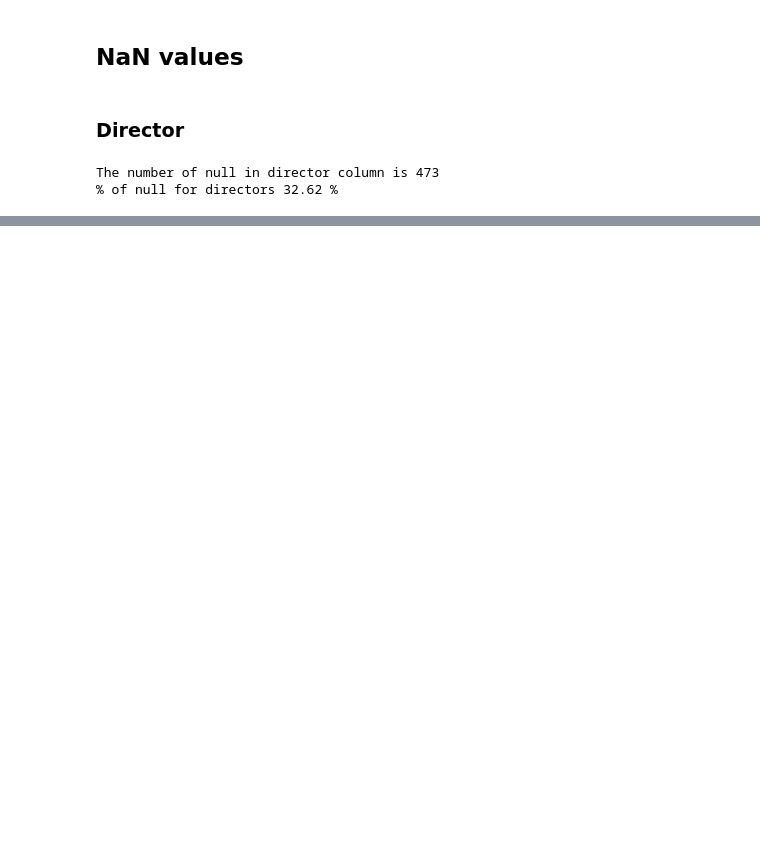
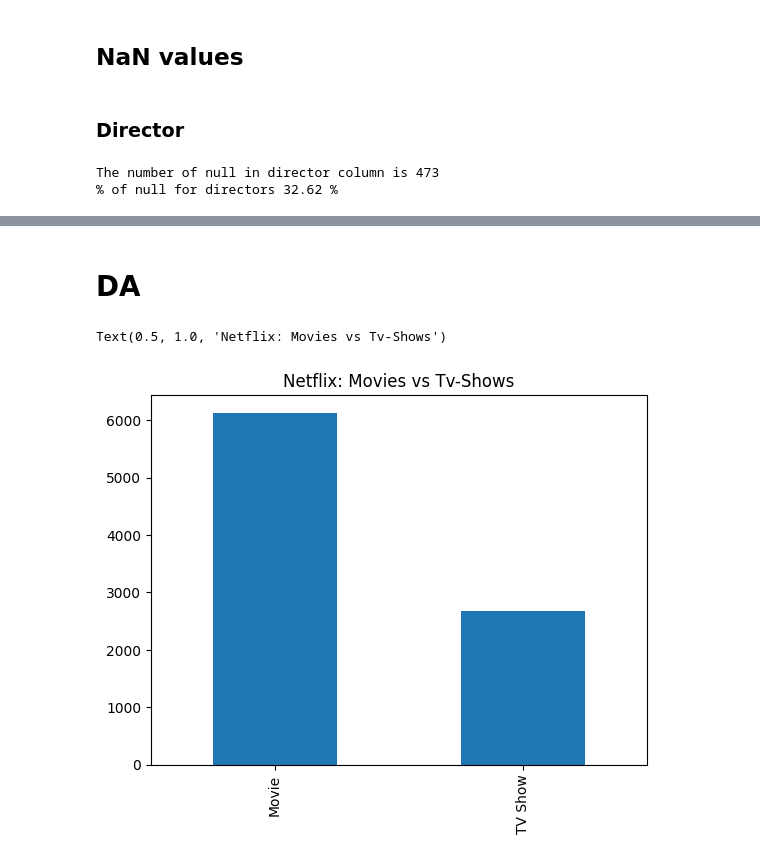
Before and after one commit to NQuiros12/rockingdata, a Jupyter notebook: code/main.ipynb, the cells around one changed output, grey strips where cells are left out. Cells and saved outputs as stored; diff of their text form; code cells hidden in the pictures; blank space fills up the shorter version.

```diff
--- a/code/main.ipynb
+++ b/code/main.ipynb
@@ -185,0 +180,3 @@ disney_pl[disney_pl.date_added.isnull() | disney_pl.rating.isnull()].shape[0]
+# %%
+netflix["show_id"] = "n"+netflix.index.astype(str)
+netflix.tail(2)
@@ -185,0 +189,4 @@ disney_pl[disney_pl.date_added.isnull() | disney_pl.rating.isnull()].shape[0]
+# %%
+indexNull = netflix[netflix.type.isnull()].index
+netflix.drop(indexNull,inplace=True)
+netflix.type.isnull().sum()
@@ -185,0 +195,3 @@ disney_pl[disney_pl.date_added.isnull() | disney_pl.rating.isnull()].shape[0]
+# %%
+netflix.type = netflix.type.astype("category")
+netflix.info()
@@ -185,0 +220,2 @@ disney_pl[disney_pl.date_added.isnull() | disney_pl.rating.isnull()].shape[0]
+# %%
+netflix["platform"] = "netflix"
@@ -185,0 +378,9 @@ disney_pl[disney_pl.date_added.isnull() | disney_pl.rating.isnull()].shape[0]
+# %% [markdown]
+#  DA
+# %%
+#Check the series duration variable.
+netflix.type.value_counts().plot(kind="bar")
+plt.title("Netflix: Movies vs Tv-Shows")
+# %% [output]
+Text(0.5, 1.0, 'Netflix: Movies vs Tv-Shows')
+[figure, added]
```
Also changed, not shown: parts of 72 cells of this notebook, 2 other files.
